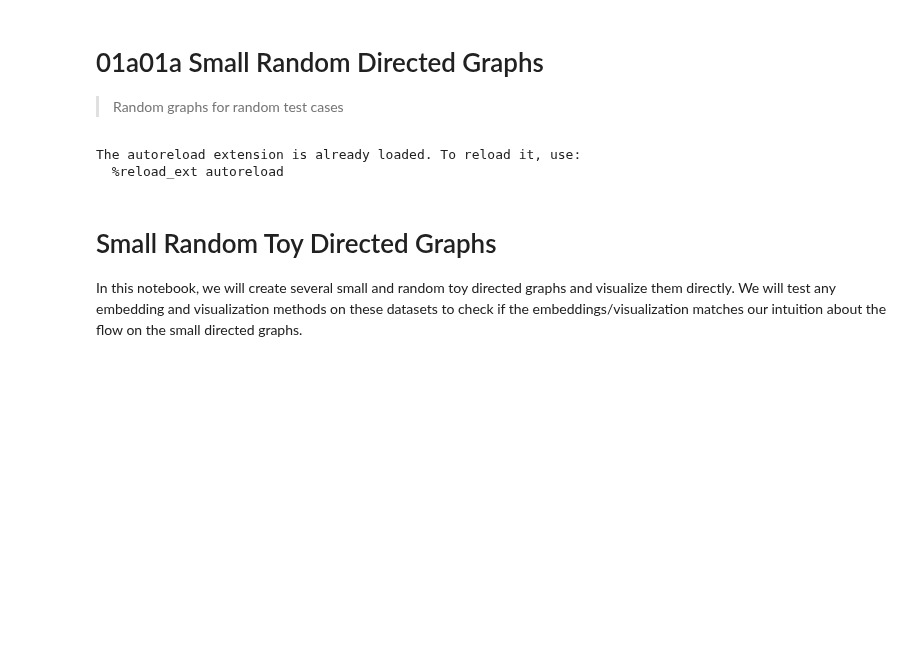
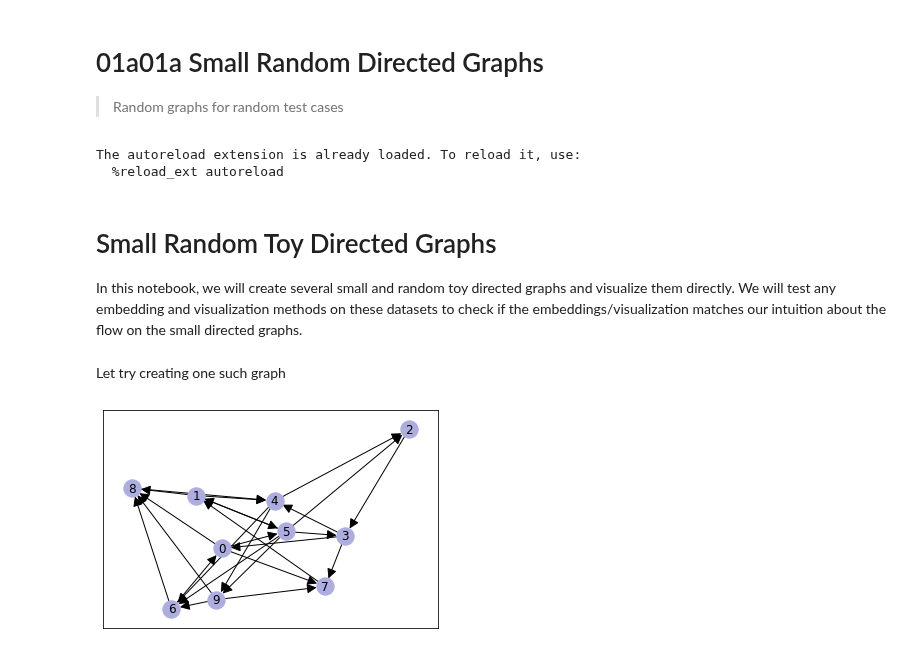
Before and after one commit to professorwug/FRED, a Jupyter notebook: 01a01a Small Random Directed Graphs.ipynb, the cells around one changed output. Drawn from its saved outputs; the diff is of its cells as text; code cells hidden in the pictures; blank space fills up the shorter version.

```diff
--- a/01a01a Small Random Directed Graphs.ipynb
+++ b/01a01a Small Random Directed Graphs.ipynb
@@ -22,21 +23,34 @@ from torch_geometric.data import Data, InMemoryDataset
 from torch_sparse import SparseTensor
 from torch_geometric.utils import remove_self_loops
 
+
 class SmallRandom(InMemoryDataset):
-  def __init__(self, num_nodes=5, prob_edge=0.2, transform=None, pre_transform=None):
-    super().__init__(".", transform, pre_transform)
+    def __init__(self, num_nodes=5, prob_edge=0.2, transform=None, pre_transform=None):
+        super().__init__(".", transform, pre_transform)
 
-    if num_nodes > 300:
-      num_nodes = 300
-      warnings.warn(f"Number of nodes is too large for SmallRandom dataset. Reset num_nodes =  {num_nodes}")
+        if num_nodes > 300:
+            num_nodes = 300
+            warnings.warn(
+                f"Number of nodes is too large for SmallRandom dataset. Reset num_nodes =  {num_nodes}"
+            )
 
-    dense_adj = (torch.rand((num_nodes, num_nodes)) < prob_edge).int()
-    sparse_adj = SparseTensor.from_dense(dense_adj)
-    row, col, _ = sparse_adj.coo()
-    edge_index, _ = remove_self_loops(torch.stack([row, col]))
+        dense_adj = (torch.rand((num_nodes, num_nodes)) < prob_edge).int()
+        sparse_adj = SparseTensor.from_dense(dense_adj)
+        row, col, _ = sparse_adj.coo()
+        edge_index, _ = remove_self_loops(torch.stack([row, col]))
 
-    x = torch.eye(num_nodes, dtype=torch.float)
-    data = Data(x=x, edge_index=edge_index)
-    if self.pre_transform is not None:
-      data = self.pre_transform(data)
-    self.data, self.slices = self.collate([data])
+        x = torch.eye(num_nodes, dtype=torch.float)
+        data = Data(x=x, edge_index=edge_index)
+        if self.pre_transform is not None:
+            data = self.pre_transform(data)
+        self.data, self.slices = self.collate([data])
+# %% [markdown]
+Let try creating one such graph
+# %%
+from FlowNet.datasets import SmallRandom
+dataset = SmallRandom(num_nodes=10, prob_edge=0.3, )
+data = dataset[0] # there is only graph in this dataset
+# %%
+visualize_graph(data)
+# %% [output]
+[figure, added]
```
Also changed, not shown: parts of 4 cells of this notebook, 3 other files.
